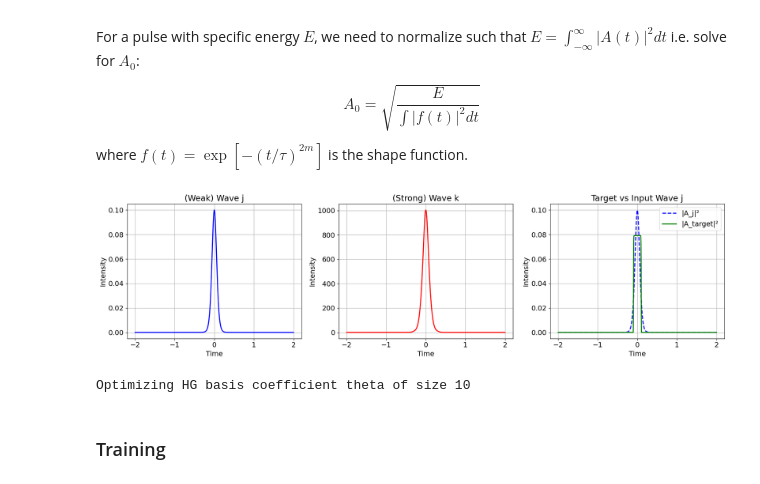
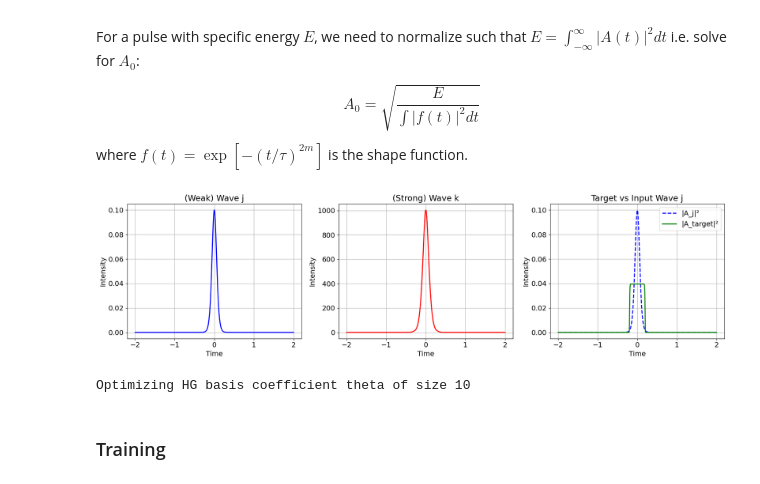
Before and after one commit to lukass16/LGW-Lab-NLSE, a Jupyter notebook: NLSE in PyTorch/XPM_1D_HG_Inverse_Design.ipynb, the cells around one changed output. Drawn from its saved outputs; the diff is of its cells as text; code cells hidden in the pictures.

```diff
--- a/NLSE in PyTorch/XPM_1D_HG_Inverse_Design.ipynb
+++ b/NLSE in PyTorch/XPM_1D_HG_Inverse_Design.ipynb
@@ -42,6 +42,9 @@ gamma_k = 1
 
 # define pulse parameters
 tau = 0.1               # temporal width of the pulse = 100 fs - also, characteristic time of Hermite-Gauss basis used in simulation
+
+# flags
+USE_HARD_CONSTRAINT = True
 # %%
 # define HG basis
 t = torch.linspace(-Lt/2, Lt/2, Nt)
@@ -171,14 +174,14 @@ Final energy of wave j: 0.01533222 wave k: 199.8062
 ### Training Parameters
 # %%
 # define target parameters
-w = 0.5 # width of square wave target (ps)
+w = 0.7 # width of square wave target (ps)
 
 # define simulation parameters
 mask_percent = 0.5 # size of the unpenalized region in percent of the total temporal window
 m = 8 # number of slices to check for penalty
 w_mse = 1e4
 w_pen = 1e3 # penalty weight
-lr = 1e-1
+lr = 2e-1
 N_train = 500
 # %% [markdown]
 ### Initialization
@@ -208,6 +211,7 @@ plot_inputs_and_target(Ain_j, Ain_k, A_target, t)
 penalty = torch.zeros_like(t)
 penalty[:int(Nt/2-Nt*mask_percent/2)] = 1
 penalty[int(Nt/2+Nt*mask_percent/2):] = 1
+mask = 1 - penalty
 iters = np.linspace(0, Nz-1, m).astype(int)
 
 # define loss function
@@ -216,16 +220,21 @@ def loss_function(A_j_evolution, A_k_evolution):
     # mse loss
     mse_loss = F.mse_loss(torch.abs(A_j_evolution[:, -1])**2, torch.abs(A_target)**2)
 
-    # penalization loss - to enforce none of the waves to stray outside the simulation bounds
-    pen_loss = 0
-    for i in iters:
-        pen_loss += F.mse_loss(torch.abs(A_k_evolution[:, i]*penalty)**2, torch.zeros(Nt))
+    pen_loss = torch.tensor(0)
+    if not USE_HARD_CONSTRAINT:
+        # penalization loss - to enforce none of the waves to stray outside the simulation bounds
+        for i in iters:
+            pen_loss += F.mse_loss(torch.abs(A_k_evolution[:, i]*penalty)**2, torch.zeros(Nt))
 
     return w_mse * mse_loss, w_pen * pen_loss
 
 # define forward pass
 def forward(theta, hg_basis): # in-> Ain_k, out-> A_evolution[:, -1]
-    return split_step_fourier_xpm(Ain_j, hg_to_time(theta, hg_basis), dz, Nz, beta2_j, beta2_k, gamma_j, gamma_k, Lt)
+    Ain_k = hg_to_time(theta, hg_basis)
+    if USE_HARD_CONSTRAINT:
+        Ain_k *= mask # apply mask
+
+    return split_step_fourier_xpm(Ain_j, Ain_k, dz, Nz, beta2_j, beta2_k, gamma_j, gamma_k, Lt)
 
 # initialize optimizer
 optimizer = torch.optim.Adam([theta], lr=lr)
@@ -345,43 +354,49 @@ Ain_k = hg_to_time(theta, hg_basis)
 
 # define target
 Ein = get_energy(Ain_j, dt)
-A_target = supergaussian_pulse(t, Ein, tau, order)
+A_target = supergaussian_pulse(t, Ein, 2*tau, order)
 
 # plot input waveforms
 plot_inputs_and_target(Ain_j, Ain_k, A_target, t)
 
 
 """ define training functions and objects """
 # define penalty mask (takes values of 1 where the wave is not allowed to have nonzero values)
 penalty = torch.zeros_like(t)
 penalty[:int(Nt/2-Nt*mask_percent/2)] = 1
 penalty[int(Nt/2+Nt*mask_percent/2):] = 1
+mask = 1 - penalty
 iters = np.linspace(0, Nz-1, m).astype(int)
 
 # define loss function
 def loss_function(A_j_evolution, A_k_evolution):
 
     # mse loss
     mse_loss = F.mse_loss(torch.abs(A_j_evolution[:, -1])**2, torch.abs(A_target)**2)
 
-    # penalization loss - to enforce none of the waves to stray outside the simulation bounds
-    pen_loss = 0
-    for i in iters:
-        pen_loss += F.mse_loss(torch.abs(A_k_evolution[:, i]*penalty)**2, torch.zeros(Nt))
+    pen_loss = torch.tensor(0)
+    if not USE_HARD_CONSTRAINT:
+        # penalization loss - to enforce none of the waves to stray outside the simulation bounds
+        for i in iters:
+            pen_loss += F.mse_loss(torch.abs(A_k_evolution[:, i]*penalty)**2, torch.zeros(Nt))
 
     return w_mse * mse_loss, w_pen * pen_loss
 
 # define forward pass
 def forward(theta, hg_basis): # in-> Ain_k, out-> A_evolution[:, -1]
-    return split_step_fourier_xpm(Ain_j, hg_to_time(theta, hg_basis), dz, Nz, beta2_j, beta2_k, gamma_j, gamma_k, Lt)
+    Ain_k = hg_to_time(theta, hg_basis)
+    if USE_HARD_CONSTRAINT:
+        Ain_k *= mask # apply mask
+
+    return split_step_fourier_xpm(Ain_j, Ain_k, dz, Nz, beta2_j, beta2_k, gamma_j, gamma_k, Lt)
 
 # initialize optimizer
 optimizer = torch.optim.Adam([theta], lr=lr)
 
 
 print(f"Optimizing HG basis coefficient theta of size {theta.shape[0]}")
 # %% [output]
-[figure, old version]
+[figure, new version]
 Optimizing HG basis coefficient theta of size 10
 # %% [markdown]
 ### Training
```
Also changed, not shown: parts of 3 cells of this notebook.
